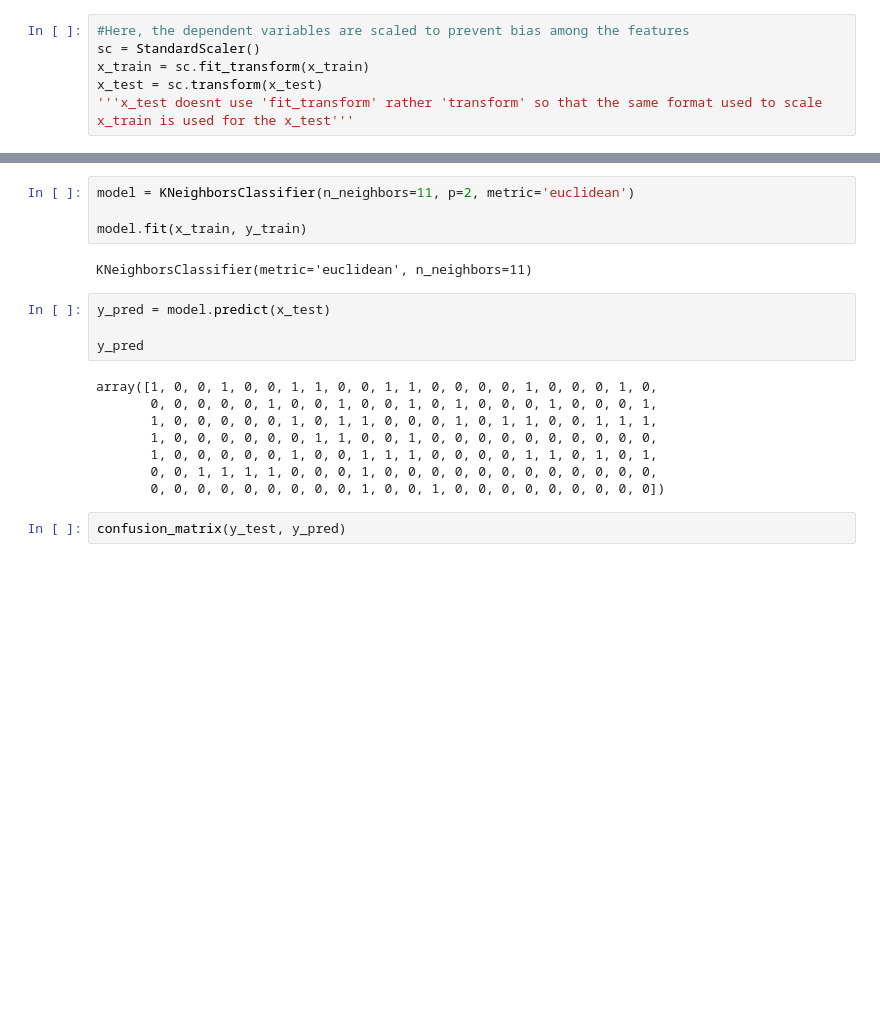
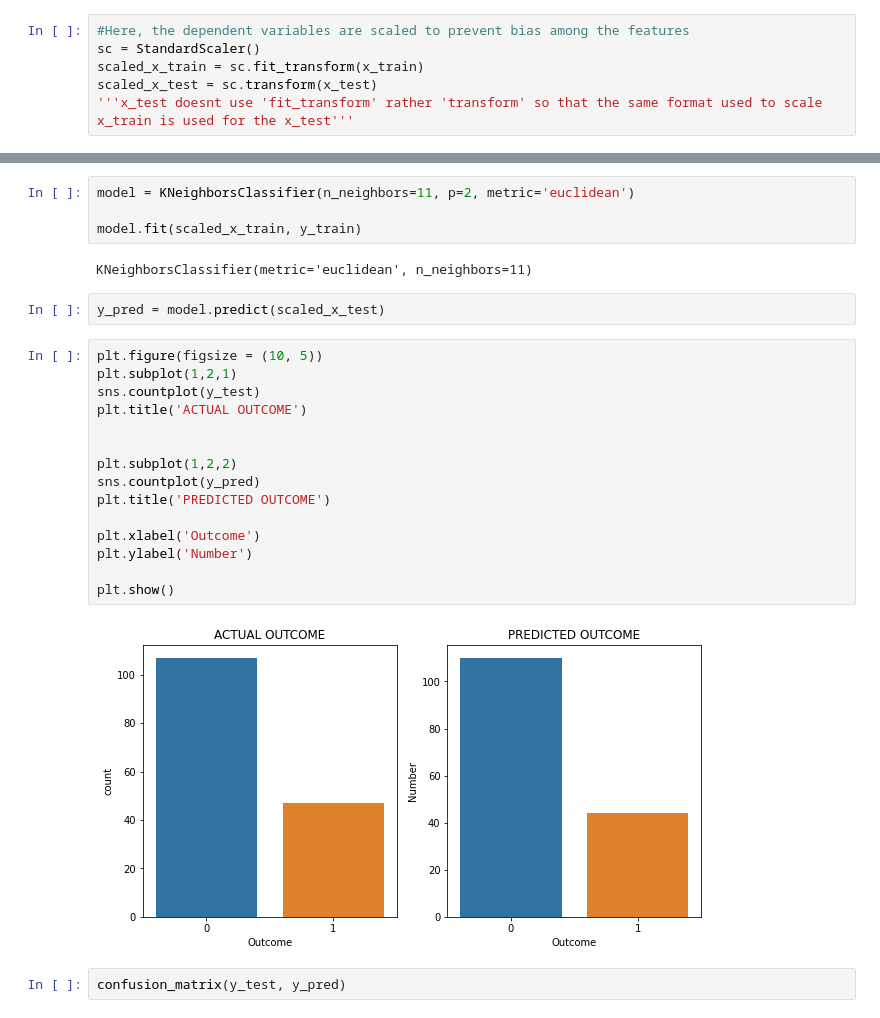
Before and after one commit to ChibuikeOnuba/Diabetes-Prediction, a Jupyter notebook: KNN.ipynb, the cells around one changed output, grey strips where cells are left out. Cells and saved outputs as stored; diff of their text form; blank space fills up the shorter version.

```diff
--- a/KNN.ipynb
+++ b/KNN.ipynb
@@ -121,8 +134,8 @@ Name: Outcome, dtype: int64
 # %%
 #Here, the dependent variables are scaled to prevent bias among the features
 sc = StandardScaler()
-x_train = sc.fit_transform(x_train)
-x_test = sc.transform(x_test)
+scaled_x_train = sc.fit_transform(x_train)
+scaled_x_test = sc.transform(x_test)
 '''x_test doesnt use 'fit_transform' rather 'transform' so that the same format used to scale
 x_train is used for the x_test'''
 # %% [output]
@@ -141,21 +145,28 @@ output: 28
 # %%
 model = KNeighborsClassifier(n_neighbors=11, p=2, metric='euclidean')
 
-model.fit(x_train, y_train)
+model.fit(scaled_x_train, y_train)
 # %% [output]
 KNeighborsClassifier(metric='euclidean', n_neighbors=11)
 # %%
-y_pred = model.predict(x_test)
-
-y_pred
+y_pred = model.predict(scaled_x_test)
-# %% [output]
-array([1, 0, 0, 1, 0, 0, 1, 1, 0, 0, 1, 1, 0, 0, 0, 0, 1, 0, 0, 0, 1, 0,
-       0, 0, 0, 0, 0, 1, 0, 0, 1, 0, 0, 1, 0, 1, 0, 0, 0, 1, 0, 0, 0, 1,
-       1, 0, 0, 0, 0, 0, 1, 0, 1, 1, 0, 0, 0, 1, 0, 1, 1, 0, 0, 1, 1, 1,
-       1, 0, 0, 0, 0, 0, 0, 1, 1, 0, 0, 1, 0, 0, 0, 0, 0, 0, 0, 0, 0, 0,
-       1, 0, 0, 0, 0, 0, 1, 0, 0, 1, 1, 1, 0, 0, 0, 0, 1, 1, 0, 1, 0, 1,
-       0, 0, 1, 1, 1, 1, 0, 0, 0, 1, 0, 0, 0, 0, 0, 0, 0, 0, 0, 0, 0, 0,
-       0, 0, 0, 0, 0, 0, 0, 0, 0, 1, 0, 0, 1, 0, 0, 0, 0, 0, 0, 0, 0, 0])
+# %%
+plt.figure(figsize = (10, 5))
+plt.subplot(1,2,1)
+sns.countplot(y_test)
+plt.title('ACTUAL OUTCOME')
+
+
+plt.subplot(1,2,2)
+sns.countplot(y_pred)
+plt.title('PREDICTED OUTCOME')
+
+plt.xlabel('Outcome')
+plt.ylabel('Number')
+
+plt.show()
+# %% [output]
+[figure, added]
 # %%
 confusion_matrix(y_test, y_pred)
 # %% [output]
```
Also changed, not shown: parts of 8 cells of this notebook.
